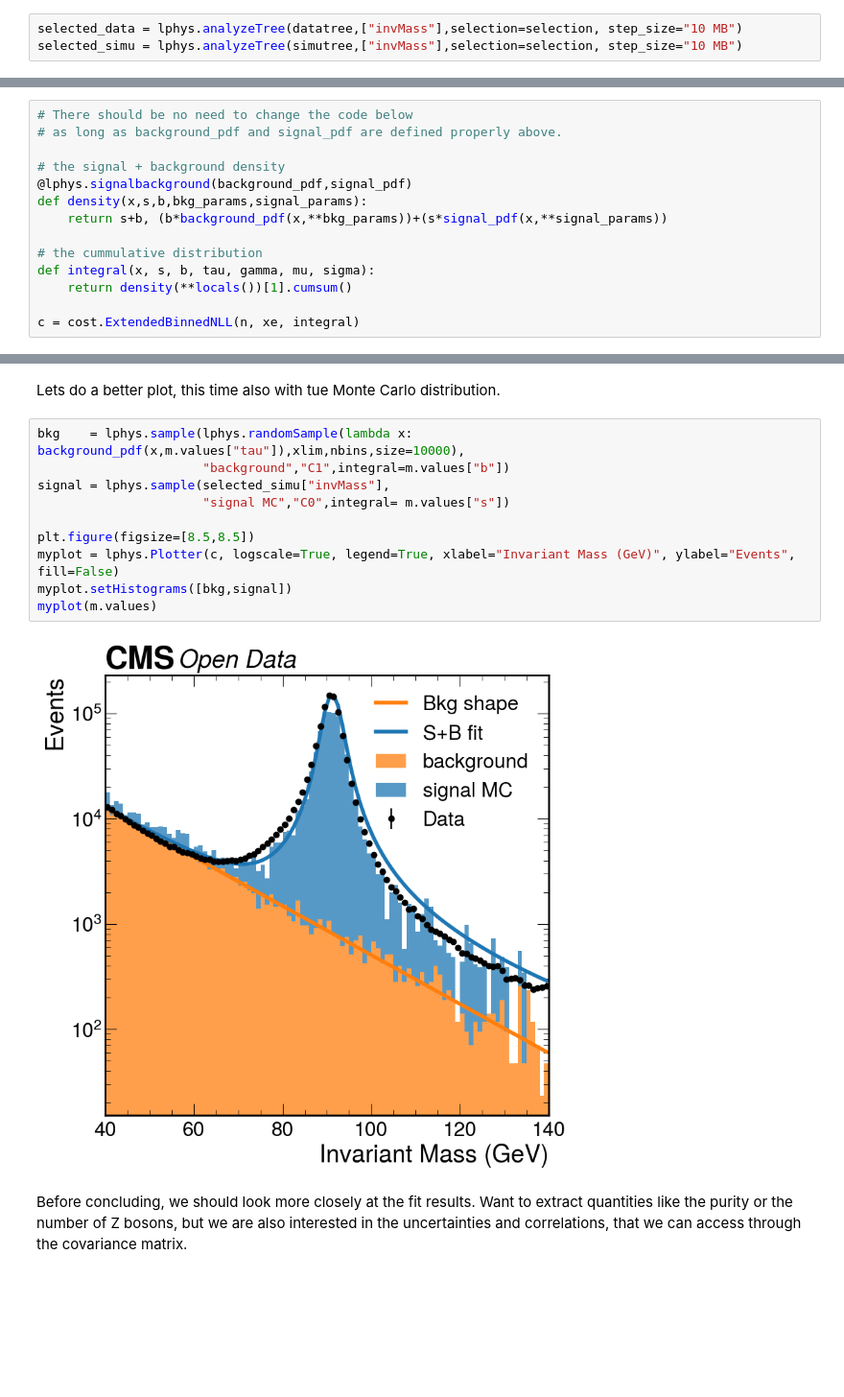
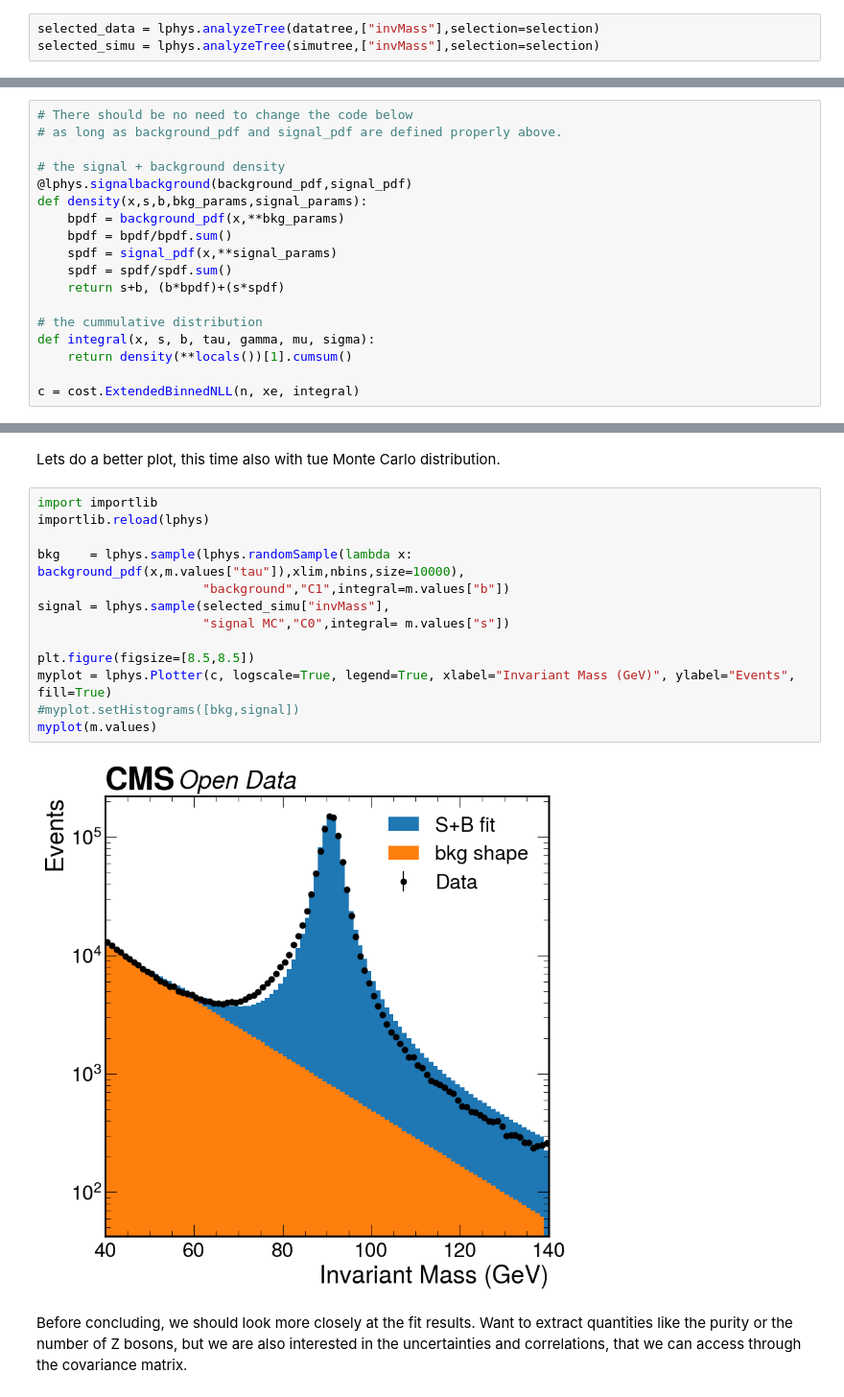
Before and after one commit to delaere/LPHY2131, a Jupyter notebook: analysis/labo2/Zlineshape.ipynb, the cells around one changed output, grey strips where cells are left out. Shown at 96% size. Drawn from its saved outputs; the diff is of its cells as text; blank space fills up the shorter version.

```diff
--- a/analysis/labo2/Zlineshape.ipynb
+++ b/analysis/labo2/Zlineshape.ipynb
@@ -46,8 +46,8 @@ def selection(events, branches=None):
     else:
         return selected
 # %%
-selected_data = lphys.analyzeTree(datatree,["invMass"],selection=selection, step_size="10 MB")
-selected_simu = lphys.analyzeTree(simutree,["invMass"],selection=selection, step_size="10 MB")
+selected_data = lphys.analyzeTree(datatree,["invMass"],selection=selection)
+selected_simu = lphys.analyzeTree(simutree,["invMass"],selection=selection)
 # %% [markdown]
 We want to determine the shape of the Z peak, to measure the Z boson mass and width.
 For that, we will repeat what we just did but for a different Probability Density Function.
@@ -94,7 +94,11 @@ From there, we define the total density and the cummulative density function (CD
 # the signal + background density
 @lphys.signalbackground(background_pdf,signal_pdf)
 def density(x,s,b,bkg_params,signal_params):
-    return s+b, (b*background_pdf(x,**bkg_params))+(s*signal_pdf(x,**signal_params))
+    bpdf = background_pdf(x,**bkg_params)
+    bpdf = bpdf/bpdf.sum()
+    spdf = signal_pdf(x,**signal_params)
+    spdf = spdf/spdf.sum()
+    return s+b, (b*bpdf)+(s*spdf)
 
 # the cummulative distribution
 def integral(x, s, b, tau, gamma, mu, sigma):
@@ -172,17 +176,20 @@ m.draw_profile("gamma");
 # %% [markdown]
 Lets do a better plot, this time also with tue Monte Carlo distribution.
 # %%
+import importlib
+importlib.reload(lphys)
+
 bkg    = lphys.sample(lphys.randomSample(lambda x: background_pdf(x,m.values["tau"]),xlim,nbins,size=10000),
                       "background","C1",integral=m.values["b"])
 signal = lphys.sample(selected_simu["invMass"],
                       "signal MC","C0",integral= m.values["s"])
 
 plt.figure(figsize=[8.5,8.5])
-myplot = lphys.Plotter(c, logscale=True, legend=True, xlabel="Invariant Mass (GeV)", ylabel="Events", fill=False)
-myplot.setHistograms([bkg,signal])
+myplot = lphys.Plotter(c, logscale=True, legend=True, xlabel="Invariant Mass (GeV)", ylabel="Events", fill=True)
+#myplot.setHistograms([bkg,signal])
 myplot(m.values)
 # %% [output]
-[figure, old version]
+[figure, new version]
 # %% [markdown]
 Before concluding, we should look more closely at the fit results.
 Want to extract quantities like the purity or the number of Z bosons, but we are also interested in the uncertainties and correlations, that we can access through the covariance matrix.
```
Also changed, not shown: parts of 13 cells of this notebook, 1 other file.
